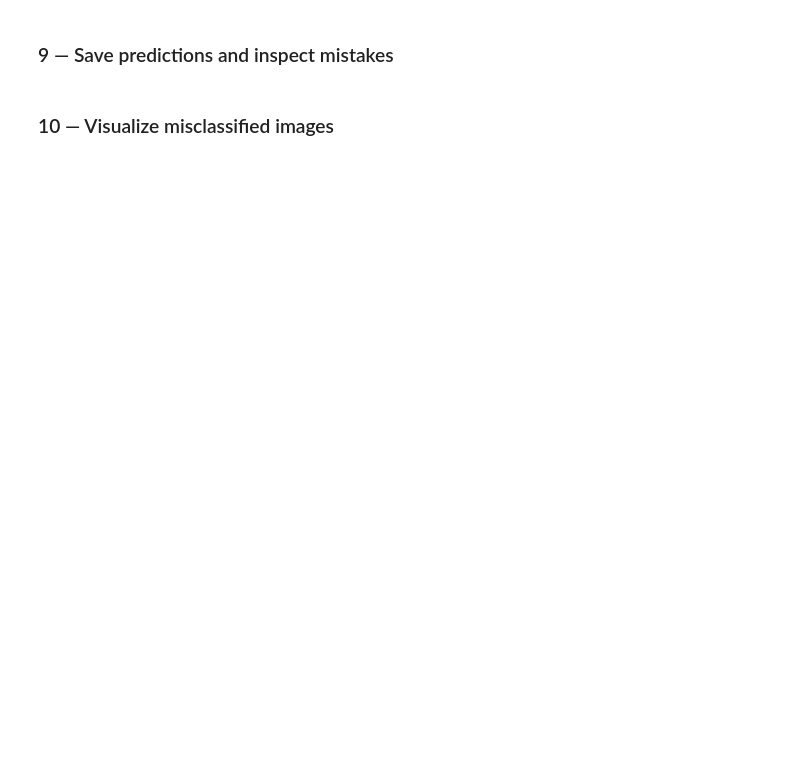
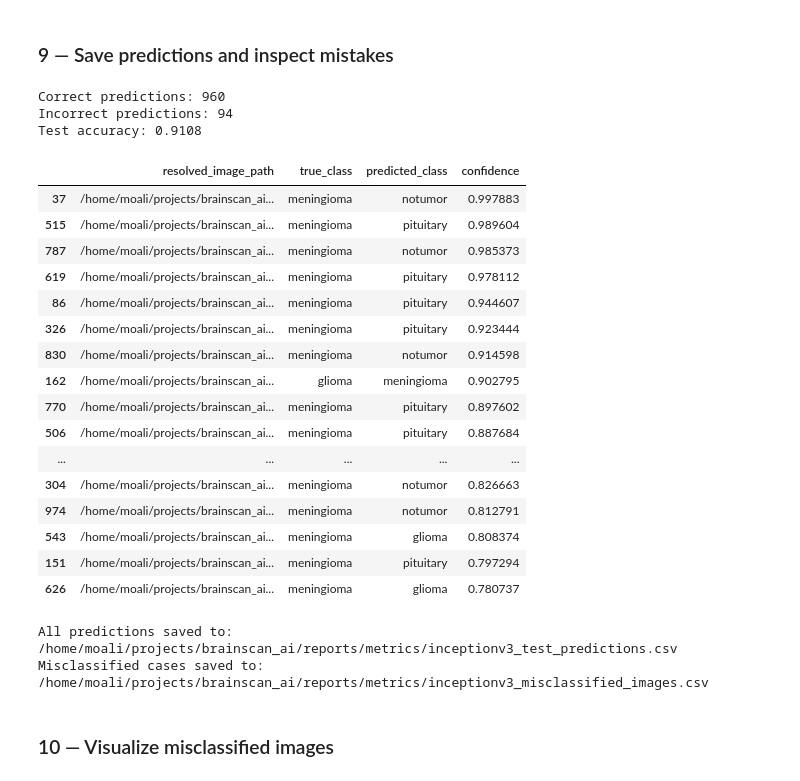
Before and after one commit to mo24ali/brainscan_obj, a Jupyter notebook: notebooks/06_model_evaluation.ipynb, the cells around one changed output. Cells and saved outputs as stored; diff of their text form; code cells hidden in the pictures; blank space fills up the shorter version.

```diff
--- a/notebooks/06_model_evaluation.ipynb
+++ b/notebooks/06_model_evaluation.ipynb
@@ -304,4 +426,60 @@ Average time per image: 0.029911 seconds
 # %% [markdown]
 ### 9 — Save predictions and inspect mistakes
+# %%
+predictions_df = test_df.copy()
+
+predictions_df["true_class"] = [
+    CLASS_NAMES[index] for index in y_true
+]
+predictions_df["predicted_class"] = [
+    CLASS_NAMES[index] for index in y_pred
+]
+predictions_df["confidence"] = confidence
+predictions_df["correct"] = y_true == y_pred
+
+PREDICTIONS_PATH = METRICS_DIR / "inceptionv3_test_predictions.csv"
+predictions_df.to_csv(PREDICTIONS_PATH, index=False)
+
+errors_df = predictions_df.loc[~predictions_df["correct"]].copy()
+errors_df = errors_df.sort_values("confidence", ascending=False)
+
+ERRORS_PATH = METRICS_DIR / "inceptionv3_misclassified_images.csv"
+errors_df.to_csv(ERRORS_PATH, index=False)
+
+print(f"Correct predictions: {(y_true == y_pred).sum()}")
+print(f"Incorrect predictions: {(y_true != y_pred).sum()}")
+print(f"Test accuracy: {accuracy:.4f}")
+
+display(
+    errors_df[
+        ["resolved_image_path", "true_class", "predicted_class", "confidence"]
+    ].head(20)
+)
+
+print("All predictions saved to:", PREDICTIONS_PATH)
+print("Misclassified cases saved to:", ERRORS_PATH)
+# %% [output]
+Correct predictions: 960
+Incorrect predictions: 94
+Test accuracy: 0.9108
+|  | resolved_image_path | true_class | predicted_class | confidence |
+| 37 | /home/moali/projects/brainscan_ai... | meningioma | notumor | 0.997883 |
+| 515 | /home/moali/projects/brainscan_ai... | meningioma | pituitary | 0.989604 |
+| 787 | /home/moali/projects/brainscan_ai... | meningioma | notumor | 0.985373 |
+| 619 | /home/moali/projects/brainscan_ai... | meningioma | pituitary | 0.978112 |
+| 86 | /home/moali/projects/brainscan_ai... | meningioma | pituitary | 0.944607 |
+| 326 | /home/moali/projects/brainscan_ai... | meningioma | pituitary | 0.923444 |
+| 830 | /home/moali/projects/brainscan_ai... | meningioma | notumor | 0.914598 |
+| 162 | /home/moali/projects/brainscan_ai... | glioma | meningioma | 0.902795 |
+| 770 | /home/moali/projects/brainscan_ai... | meningioma | pituitary | 0.897602 |
+| 506 | /home/moali/projects/brainscan_ai... | meningioma | pituitary | 0.887684 |
+| ... | ... | ... | ... | ... |
+| 304 | /home/moali/projects/brainscan_ai... | meningioma | notumor | 0.826663 |
+| 974 | /home/moali/projects/brainscan_ai... | meningioma | notumor | 0.812791 |
+| 543 | /home/moali/projects/brainscan_ai... | meningioma | glioma | 0.808374 |
+| 151 | /home/moali/projects/brainscan_ai... | meningioma | pituitary | 0.797294 |
+| 626 | /home/moali/projects/brainscan_ai... | meningioma | glioma | 0.780737 |
+All predictions saved to: /home/moali/projects/brainscan_ai/reports/metrics/inceptionv3_test_predictions.csv
+Misclassified cases saved to: /home/moali/projects/brainscan_ai/reports/metrics/inceptionv3_misclassified_images.csv
 # %% [markdown]
 ### 10 — Visualize misclassified images
```
Also changed, not shown: parts of 8 cells of this notebook.
